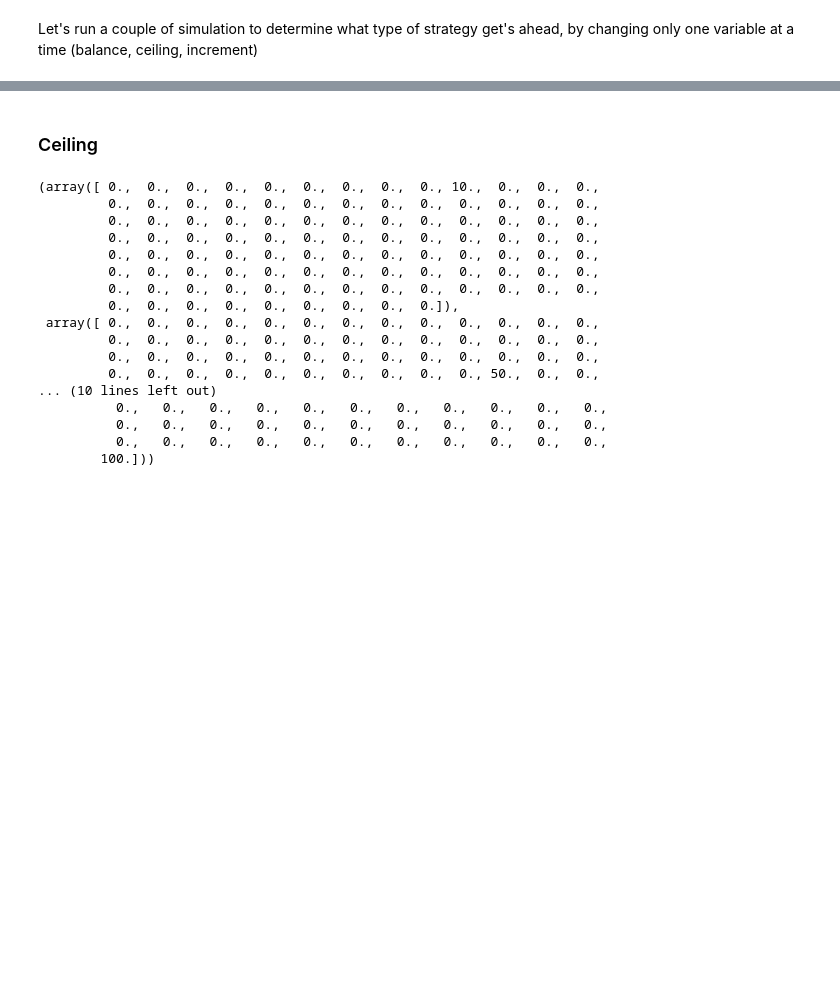
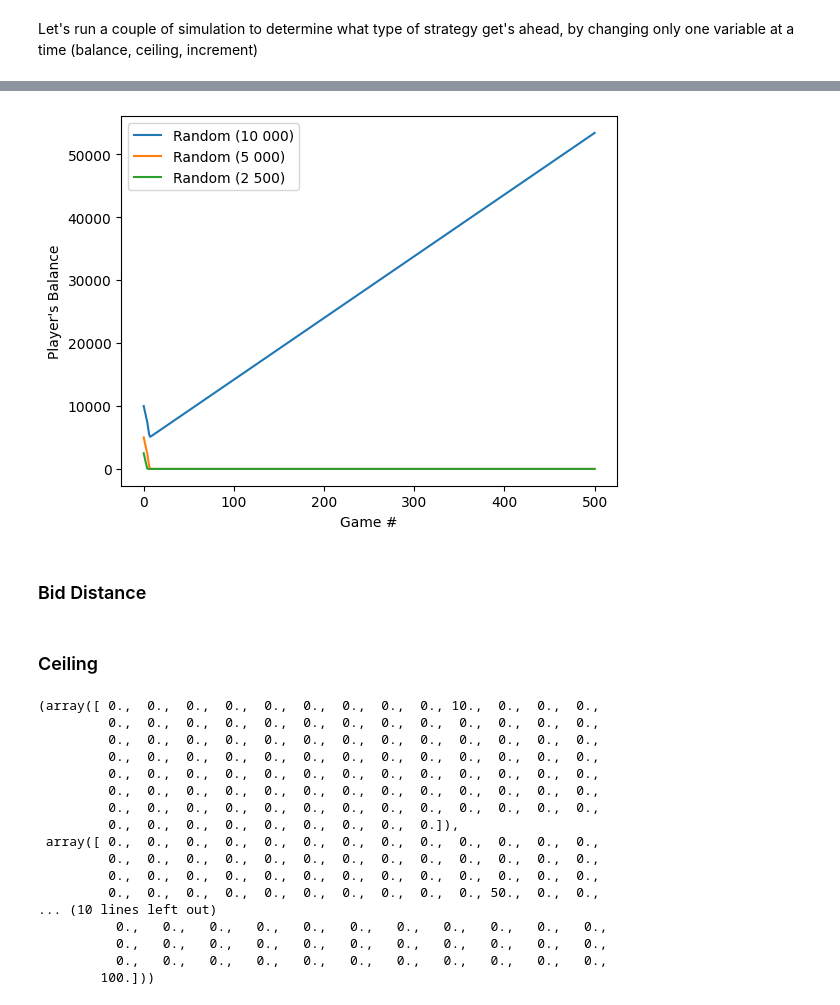
Before and after one commit to chrispcode/100-vote-auction, a Jupyter notebook: HundredVoteAuction.ipynb, the cells around one changed output, grey strips where cells are left out. Cells and saved outputs as stored; diff of their text form; code cells hidden in the pictures; blank space fills up the shorter version.

```diff
--- a/HundredVoteAuction.ipynb
+++ b/HundredVoteAuction.ipynb
@@ -286,0 +279,28 @@ auction.plot()
+# %%
+SIMULATIONS = 1000
+LOTS_PER_AUCTION = 100
+
+data = np.zeros((SIMULATIONS, 3, LOTS_PER_AUCTION + 1))
+
+for i in range(SIMULATIONS):
+  players = [
+    Player("Random (10 000)", random_strategy, balance=10000),
+    Player("Random (5 000)", random_strategy, balance=5000),
+    Player("Random (2 500)", random_strategy, balance=2500),
+  ]
+
+  auction = HundredVoteAuction(players, lots=LOTS_PER_AUCTION)
+  auction.run()
+
+  data[i] = auction.balances
+
+averages = np.zeros((3, LOTS_PER_AUCTION + 1))
+averages = np.mean(data, axis=0)
+
+auction = HundredVoteAuction(players, lots=LOTS_PER_AUCTION)
+auction.balances = averages
+auction.plot()
+# %% [output]
+[figure, added]
+# %% [markdown]
+### Bid Distance
```
Also changed, not shown: parts of 45 cells of this notebook.
